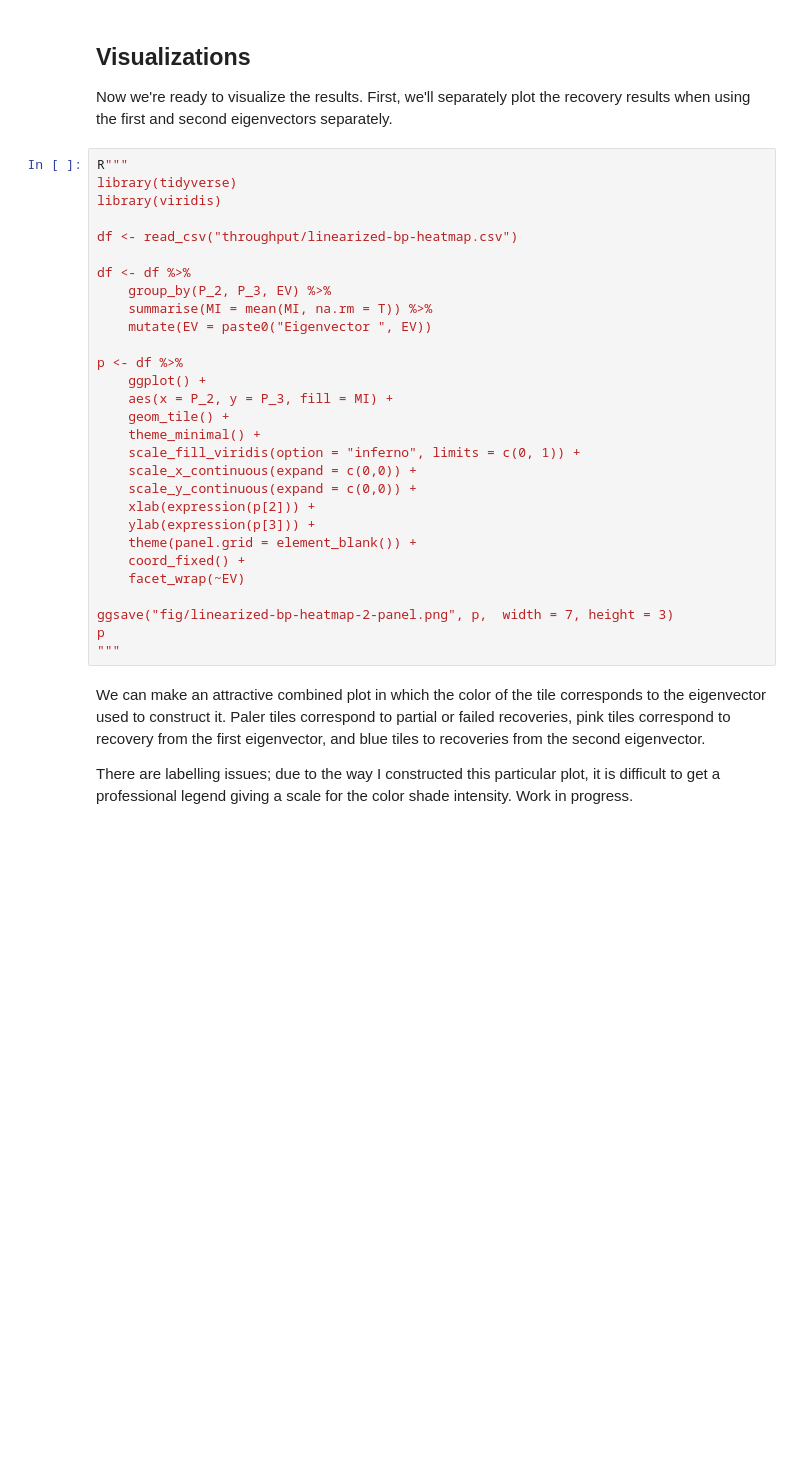
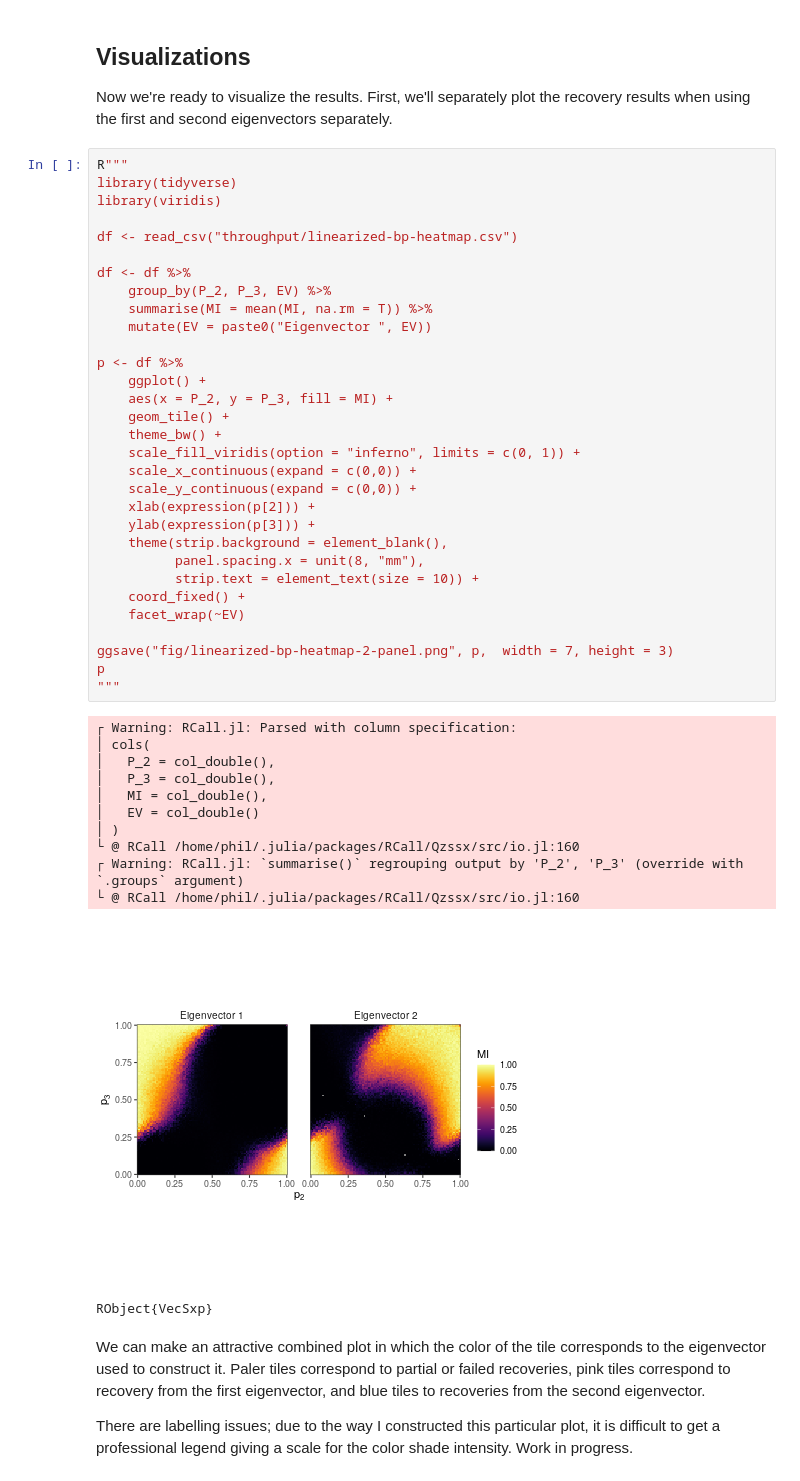
Before and after one commit to jamiehadd/HypergraphSpectralClustering, a Jupyter notebook: linearized-BP.ipynb, the cells around one changed output. Cells and saved outputs as stored; diff of their text form; blank space fills up the shorter version.

```diff
--- a/linearized-BP.ipynb
+++ b/linearized-BP.ipynb
@@ -94,32 +101,47 @@ Now we're ready to visualize the results. First, we'll separately plot the recov
 # %%
 R"""
 library(tidyverse)
 library(viridis)
 
 df <- read_csv("throughput/linearized-bp-heatmap.csv")
 
 df <- df %>%
     group_by(P_2, P_3, EV) %>%
     summarise(MI = mean(MI, na.rm = T)) %>%
     mutate(EV = paste0("Eigenvector ", EV))
 
 p <- df %>%
     ggplot() +
     aes(x = P_2, y = P_3, fill = MI) +
     geom_tile() +
-    theme_minimal() +
+    theme_bw() +
     scale_fill_viridis(option = "inferno", limits = c(0, 1)) +
     scale_x_continuous(expand = c(0,0)) +
     scale_y_continuous(expand = c(0,0)) +
     xlab(expression(p[2])) +
     ylab(expression(p[3])) +
-    theme(panel.grid = element_blank()) +
+    theme(strip.background = element_blank(),
+          panel.spacing.x = unit(8, "mm"),
+          strip.text = element_text(size = 10)) +
     coord_fixed() +
     facet_wrap(~EV)
 
 ggsave("fig/linearized-bp-heatmap-2-panel.png", p,  width = 7, height = 3)
 p
 """
+# %% [output]
+┌ Warning: RCall.jl: Parsed with column specification:
+│ cols(
+│   P_2 = col_double(),
+│   P_3 = col_double(),
+│   MI = col_double(),
+│   EV = col_double()
+│ )
+└ @ RCall /home/phil/.julia/packages/RCall/Qzssx/src/io.jl:160
+┌ Warning: RCall.jl: `summarise()` regrouping output by 'P_2', 'P_3' (override with `.groups` argument)
+└ @ RCall /home/phil/.julia/packages/RCall/Qzssx/src/io.jl:160
+[figure, added]
+RObject{VecSxp}
 # %% [markdown]
 We can make an attractive combined plot in which the color of the tile corresponds to the eigenvector used to construct it. Paler tiles correspond to partial or failed recoveries, pink tiles correspond to recovery from the first eigenvector, and blue tiles to recoveries from the second eigenvector.
 
```
Also changed, not shown: parts of 8 cells of this notebook, 5 other files.
